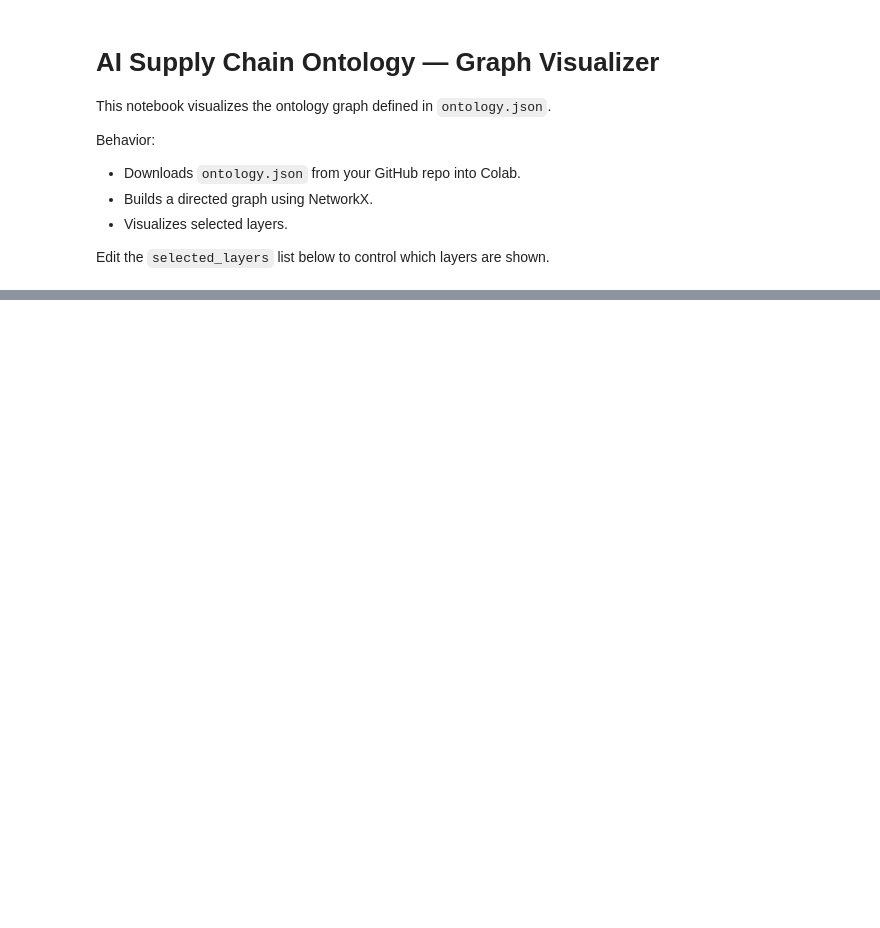
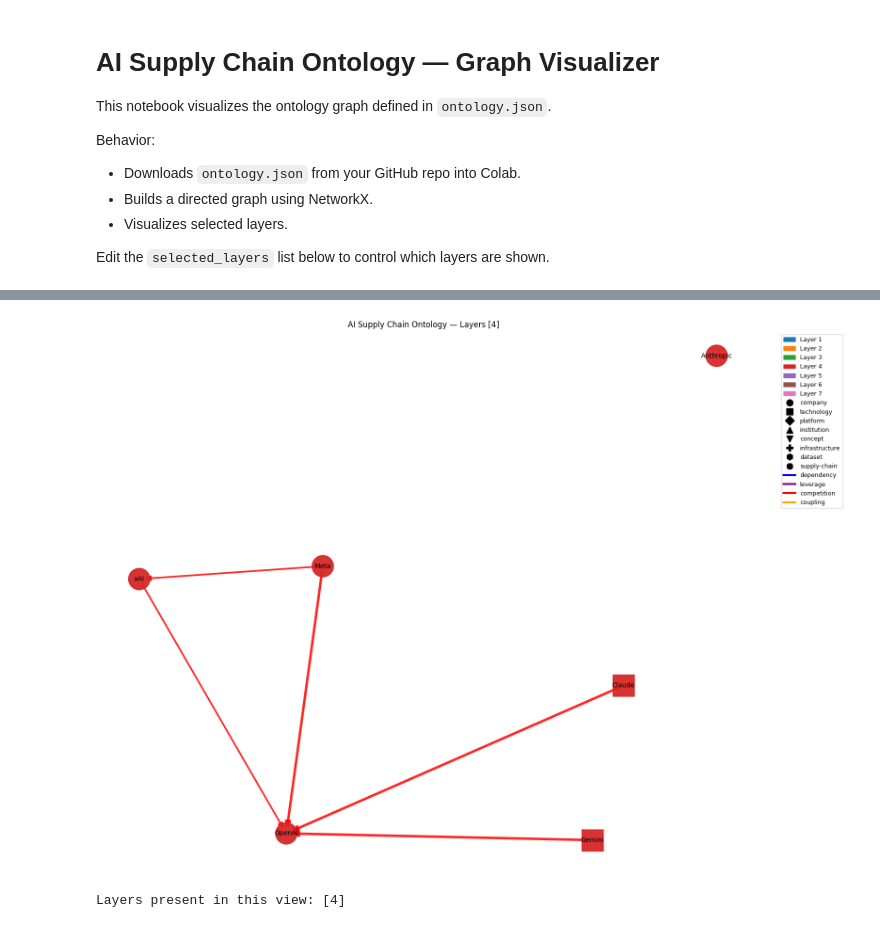
Before and after one commit to gbatt55/ai-ontology-map, a Jupyter notebook: notebooks/visualize_graph.ipynb, the cells around one changed output, grey strips where cells are left out. Cells and saved outputs as stored; diff of their text form; code cells hidden in the pictures; blank space fills up the shorter version.

```diff
--- a/notebooks/visualize_graph.ipynb
+++ b/notebooks/visualize_graph.ipynb
@@ -51,7 +51,7 @@ print(f"Loaded {len(nodes)} nodes and {len(edges)} edges.")
 #   [1,2,3]   → Layers 1–3
 #   []        → ALL layers
 
-selected_layers = [2]  # <-- edit this line as needed
+selected_layers = [4]  # <-- edit this line as needed
 
 # === BUILD GRAPH ===
 G = nx.DiGraph()
@@ -159,30 +159,33 @@ else:
     # --- Legend: layers, node types, edge types ---
     layer_patches = [
         mpatches.Patch(color=cmap(i), label=f"Layer {i+1}") for i in range(7)
     ]
 
     node_handles = [
         mlines.Line2D([], [], color="black", marker=shape, linestyle="None", markersize=10, label=typ)
         for typ, shape in NODE_SHAPES.items()
     ]
 
     edge_handles = [
         mlines.Line2D([], [], color=color, linewidth=3, label=etype)
         for etype, color in EDGE_COLORS.items()
     ]
 
     plt.legend(
         handles=layer_patches + node_handles + edge_handles,
         loc="upper left",
         bbox_to_anchor=(1.05, 1.0),
         fontsize=9,
     )
 
     title = "AI Supply Chain Ontology — Layers " + (str(selected_layers) if selected_layers else "ALL")
     plt.title(title)
     plt.axis("off")
     plt.tight_layout()
     plt.show()
 
     present_layers = sorted({d.get("layer") for _, d in H.nodes(data=True)})
     print("Layers present in this view:", present_layers)
+# %% [output]
+[figure, added]
+Layers present in this view: [4]
```
Also changed, not shown: parts of 3 cells of this notebook.
